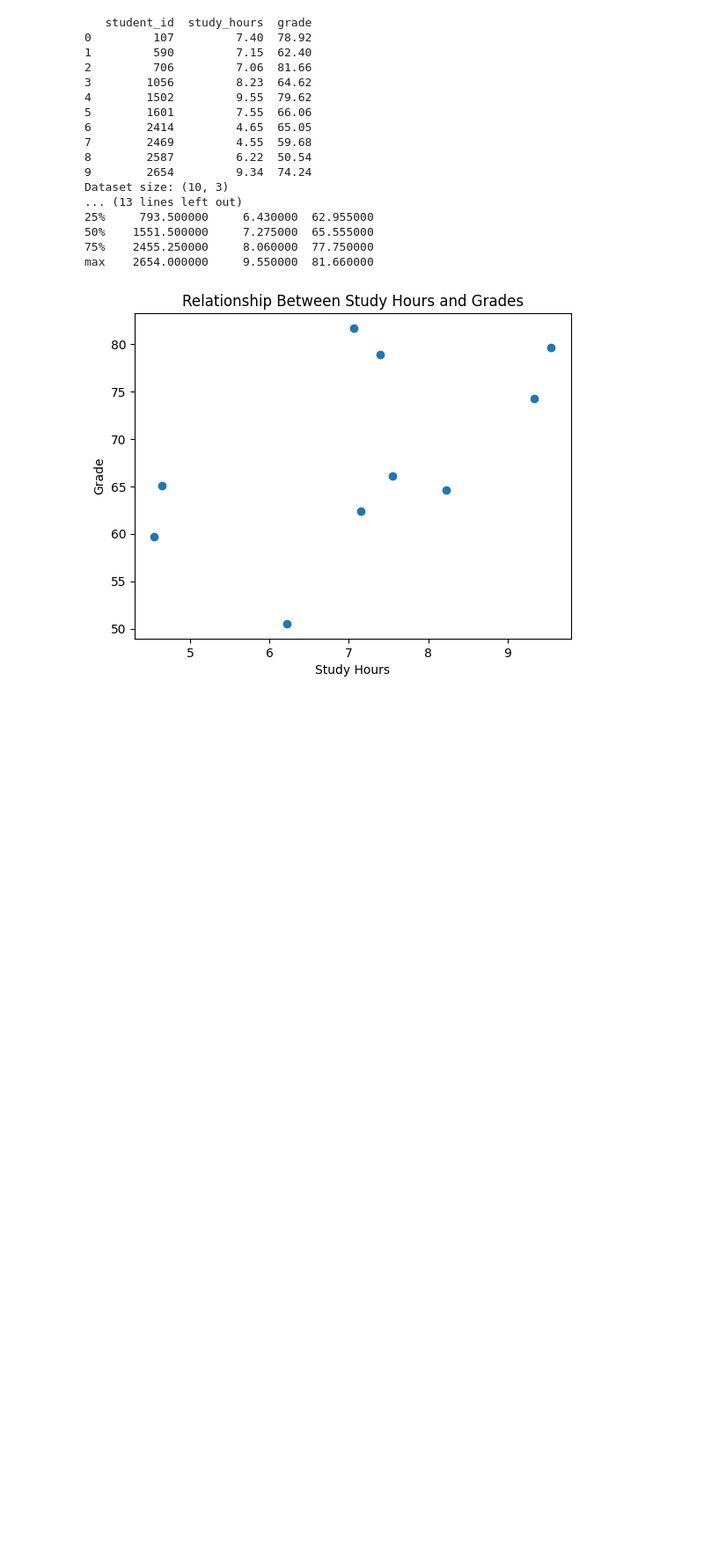
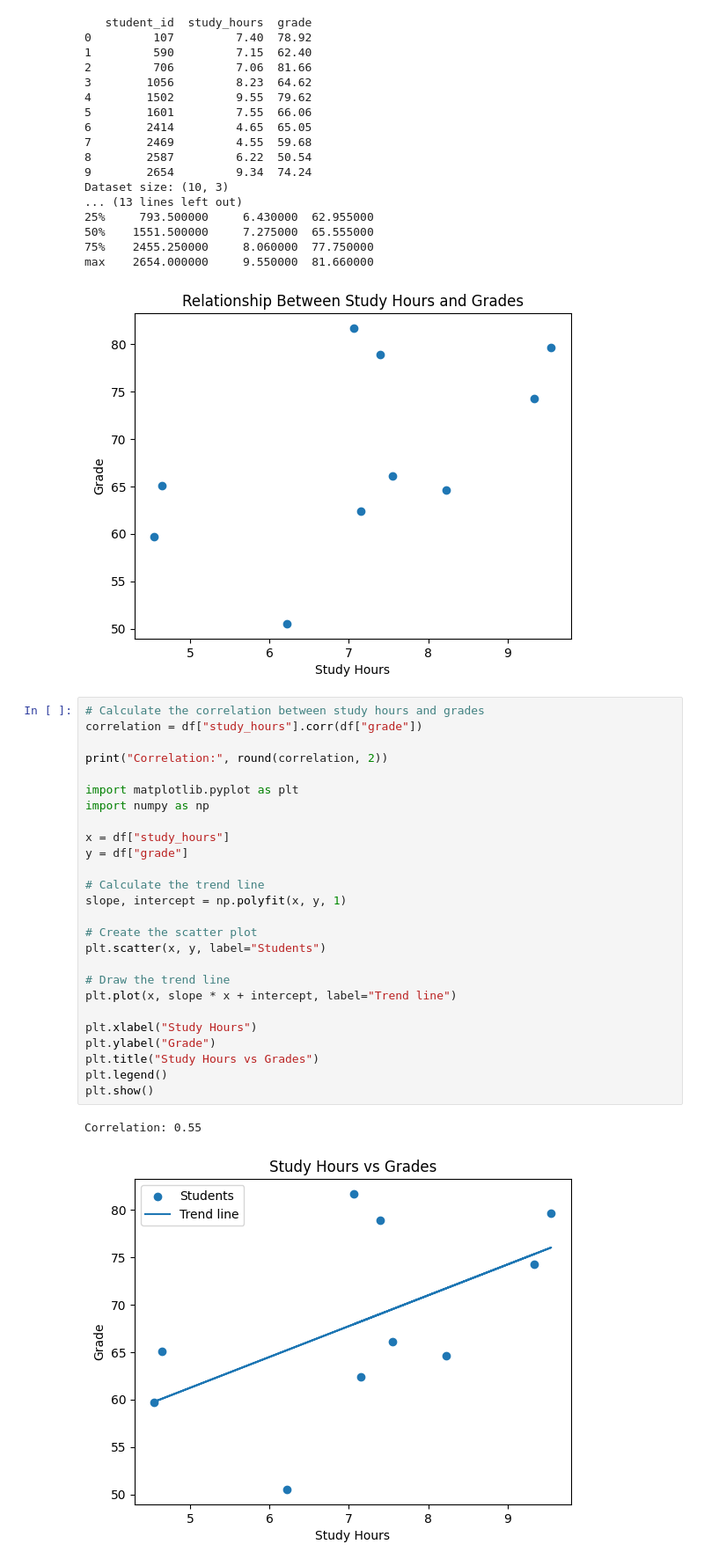
Before and after one commit to jalshapoudel2022-crypto/Tech_project-final-review-, a Jupyter notebook: Tech_project_final_review.ipynb, the cells around one changed output. Shown at 88% size. Drawn from its saved outputs; the diff is of its cells as text; blank space fills up the shorter version.

```diff
--- a/Tech_project_final_review.ipynb
+++ b/Tech_project_final_review.ipynb
@@ -55,3 +55,32 @@ Dataset size: (10, 3)
 75%    2455.250000     8.060000  77.750000
 max    2654.000000     9.550000  81.660000
 [figure]
+# %%
+# Calculate the correlation between study hours and grades
+correlation = df["study_hours"].corr(df["grade"])
+
+print("Correlation:", round(correlation, 2))
+
+import matplotlib.pyplot as plt
+import numpy as np
+
+x = df["study_hours"]
+y = df["grade"]
+
+# Calculate the trend line
+slope, intercept = np.polyfit(x, y, 1)
+
+# Create the scatter plot
+plt.scatter(x, y, label="Students")
+
+# Draw the trend line
+plt.plot(x, slope * x + intercept, label="Trend line")
+
+plt.xlabel("Study Hours")
+plt.ylabel("Grade")
+plt.title("Study Hours vs Grades")
+plt.legend()
+plt.show()
+# %% [output]
+Correlation: 0.55
+[figure, added]
```
